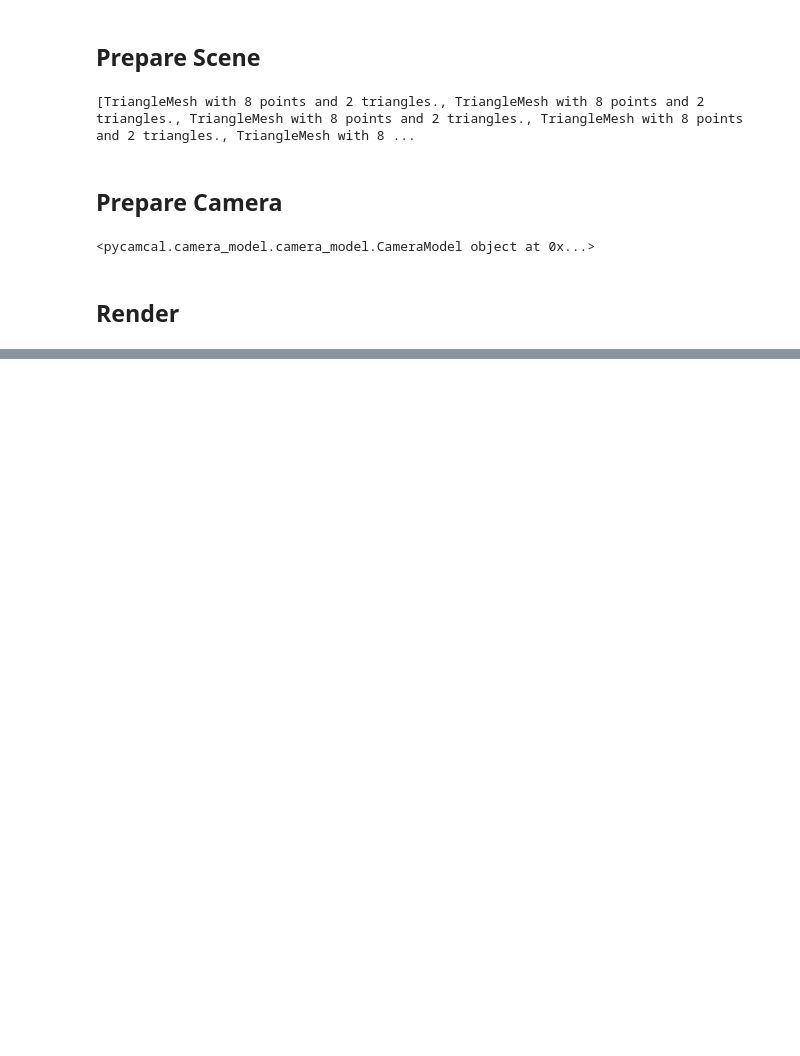
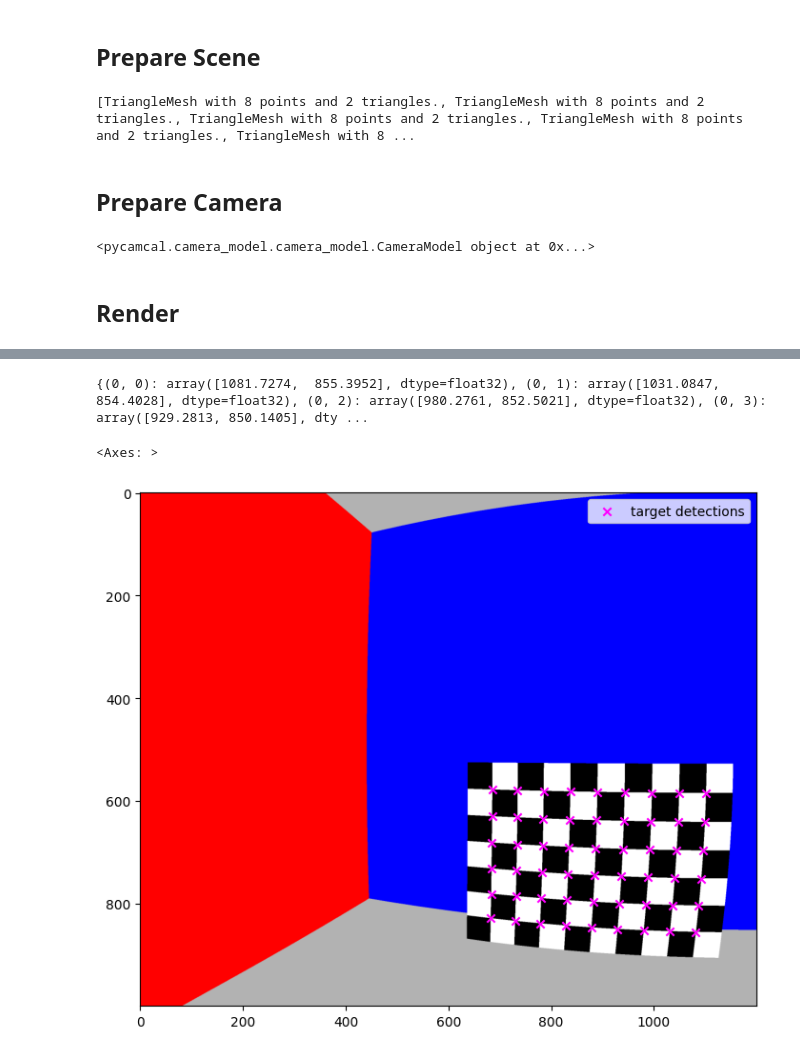
Before and after one commit to rschwa6308/PyCamCal, a Jupyter notebook: testing.ipynb, the cells around one changed output, grey strips where cells are left out. Drawn from its saved outputs; the diff is of its cells as text; code cells hidden in the pictures; blank space fills up the shorter version.

```diff
--- a/testing.ipynb
+++ b/testing.ipynb
@@ -74,0 +93,13 @@ ax.imshow(image)
+# %%
+from pycamcal.calibration.target_detection.target_detection import detect_checkerboard_target
+from pycamcal.calibration.target_detection.viz_utils import plot_target_detection
+
+target_points = detect_checkerboard_target(image, nrows=7, ncols=10)
+print(target_points)
+
+fig, ax = plt.subplots(figsize=(9, 7))
+plot_target_detection(image, target_points, ax=ax)
+# %% [output]
+{(0, 0): array([1081.7274,  855.3952], dtype=float32), (0, 1): array([1031.0847,  854.4028], dtype=float32), (0, 2): array([980.2761, 852.5021], dtype=float32), (0, 3): array([929.2813, 850.1405], dty ...
+<Axes: >
+[figure, added]
```
Also changed, not shown: parts of 3 cells of this notebook, 27 other files.
